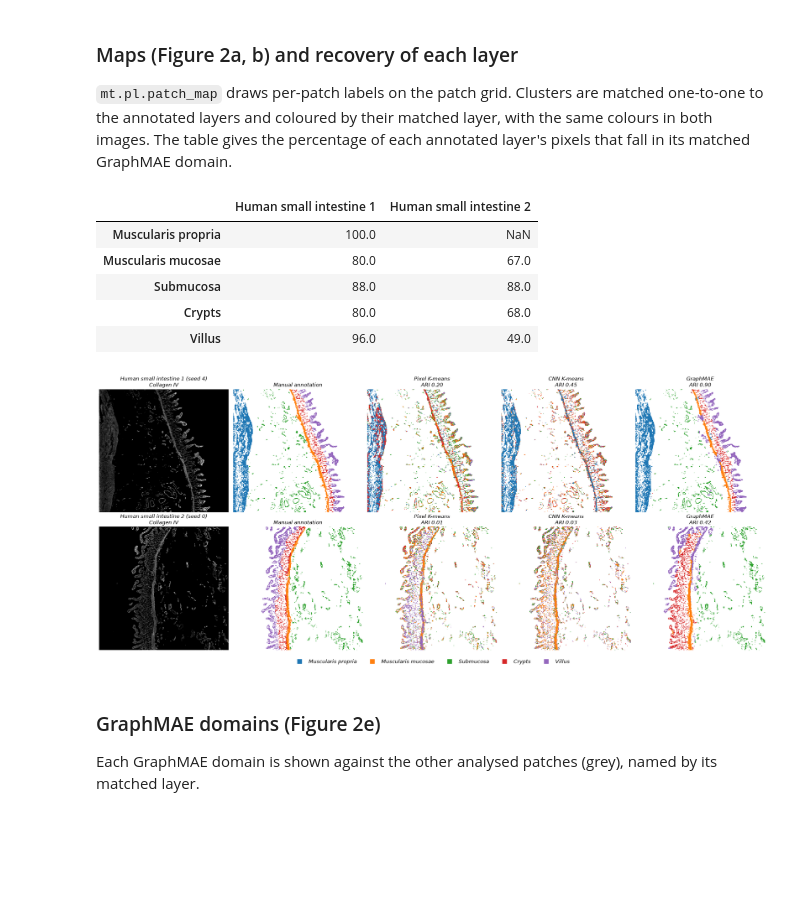
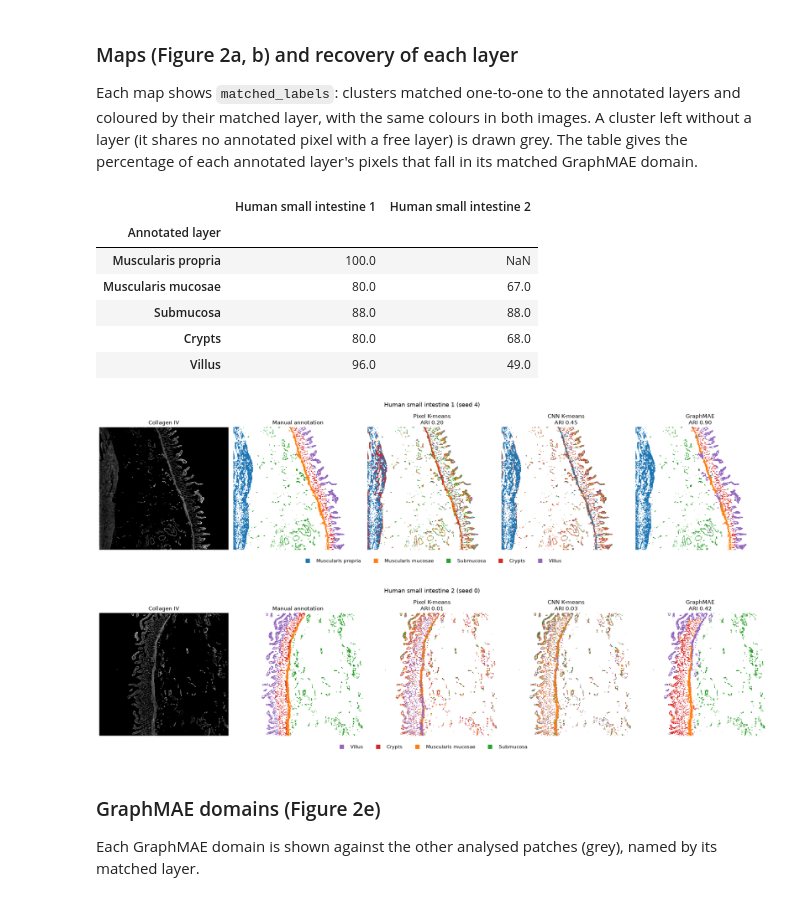
Before and after one commit to moeghaf/mantpy_reproducibility, a Jupyter notebook: notebooks/mantpy_intestine_fig2.ipynb, the cells around one changed output. Drawn from its saved outputs; the diff is of its cells as text; code cells hidden in the pictures; blank space fills up the shorter version.

```diff
--- a/notebooks/mantpy_intestine_fig2.ipynb
+++ b/notebooks/mantpy_intestine_fig2.ipynb
@@ -233,0 +264,8 @@ Human small intestine 2, seed 0: 58 s
+# %%
+shown = {key: {} for key in images}   # the scores drawn as maps
+for key, item in images.items():
+    baselines = intensity_baselines(item["image"], patches[key], K[key], SETTINGS[key]["clip"])
+    for method, labels in baselines.items():
+        score = scores.add(key, "c, baseline", method, 0, labels)
+        if method == "Pixel K-means":
+            shown[key][method] = score
@@ -234,46 +312,28 @@ Human small intestine 2, seed 0: 58 s
 # %% [markdown]
 ### Maps (Figure 2a, b) and recovery of each layer
 
-`mt.pl.patch_map` draws per-patch labels on the patch grid. Clusters are matched one-to-one to the annotated
-layers and coloured by their matched layer, with the same colours in both images. The table gives the
-percentage of each annotated layer's pixels that fall in its matched GraphMAE domain.
+Each map shows `matched_labels`: clusters matched one-to-one to the annotated layers and coloured by their
+matched layer, with the same colours in both images. A cluster left without a layer (it shares no annotated pixel
+with a free layer) is drawn grey. The table gives the percentage of each annotated layer's pixels that fall in
+its matched GraphMAE domain.
-# %%
-matched, recovery = {}, {}
-for key, item in loaded.items():
-    k, counts = SETTINGS[key]["k"], scorers[key].counts
-    matched[key] = {"Manual annotation": np.where(counts.sum(1) > 0, counts.argmax(1), -1)}   # -1 = not annotated
-    for method, partition in shown[key].items():
-        overlap = scorers[key].contingency(partition)[:, :k]     # annotated pixels: layer x cluster
-        layer, cluster_id = linear_sum_assignment(-overlap)
-        matched[key][method] = layer[np.argsort(cluster_id)][partition]
-        if method == "GraphMAE":
-            overlap = overlap[:, cluster_id[np.argsort(layer)]]
-            recovery[TITLES[key]] = pd.Series(np.diag(overlap) / overlap.sum(1) * 100, index=item["layers"])
-display(pd.DataFrame(recovery).reindex(list(LAYER_COLOURS)).round(0))
-
-figure, axes = plt.subplots(2, 5, figsize=(22, 9.5))
-for row, (key, item) in enumerate(loaded.items()):
-    palette = {i: LAYER_COLOURS[name] for i, name in enumerate(item["layers"])}
-    axes[row, 0].imshow(item["display"], cmap="gray", vmin=0, vmax=1)
-    axes[row, 0].set_title(f"{TITLES[key]} (seed {MAP_SEED[key]})\nCollagen IV", fontsize=12)
-    for axis, (method, values) in zip(axes[row, 1:], matched[key].items()):
-        mt.pl.patch_map(patches[key], values, ax=axis, categorical=True, palette=palette, crop=False, background="white")
-        axis.set_title(method if method not in item["shown_ari"] else f"{method}\nARI {item['shown_ari'][method]:.2f}", fontsize=12)
-for axis in axes.ravel():
-    axis.set_axis_off()
-handles = [plt.Line2D([], [], marker="s", linestyle="", markersize=10, color=colour, label=name)
-           for name, colour in LAYER_COLOURS.items()]
-figure.legend(handles=handles, loc="lower center", ncol=5, frameon=False, fontsize=12)
-figure.tight_layout(rect=(0, 0.04, 1, 1), h_pad=3)
-plt.show()
-# %% [output]
-|  | Human small intestine 1 | Human small intestine 2 |
-| Muscularis propria | 100.0 | NaN |
-| Muscularis mucosae | 80.0 | 67.0 |
-| Submucosa | 88.0 | 88.0 |
-| Crypts | 80.0 | 68.0 |
-| Villus | 96.0 | 49.0 |
-[figure, removed]
+# %%
+recovery = pd.DataFrame({TITLES[key]: shown[key]["GraphMAE"].recovery * 100 for key in images})
+display(recovery.reindex(list(LAYER_COLOURS)).rename_axis("Annotated layer").round(0))
+for key, item in images.items():
+    clip = SETTINGS[key]["clip"]
+    collagen = np.minimum(item["image"][::8, ::8].astype(np.float32), clip) / clip
+    show_maps(patches[key], shown[key], item["layers"], f"{TITLES[key]} (seed {MAP_SEED[key]})",
+              palette=MAP_COLOURS, collagen=collagen)
+# %% [output]
+|  | Human small intestine 1 | Human small intestine 2 |
+| Annotated layer |  |  |
+| Muscularis propria | 100.0 | NaN |
+| Muscularis mucosae | 80.0 | 67.0 |
+| Submucosa | 88.0 | 88.0 |
+| Crypts | 80.0 | 68.0 |
+| Villus | 96.0 | 49.0 |
+[figure, added]
+[figure, added]
 # %% [markdown]
 ### GraphMAE domains (Figure 2e)
 
```
Also changed, not shown: parts of 49 cells of this notebook, 9 other files.
